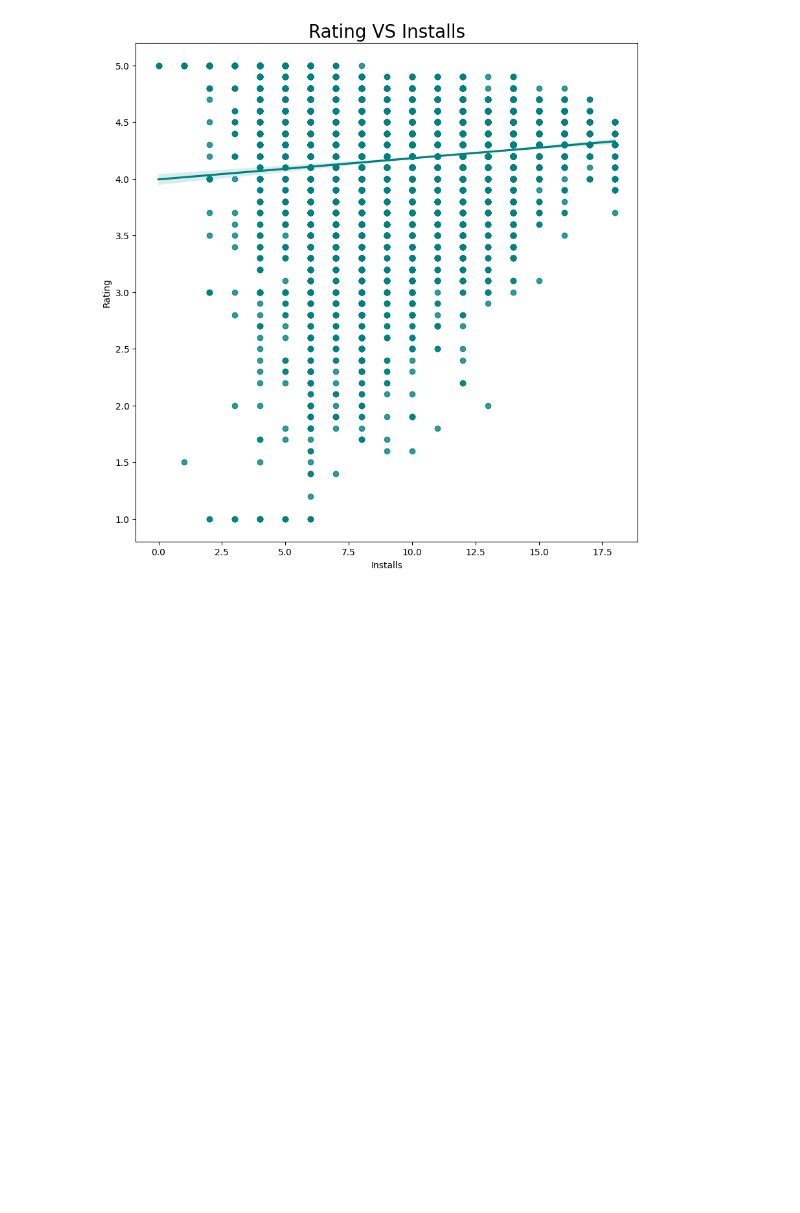
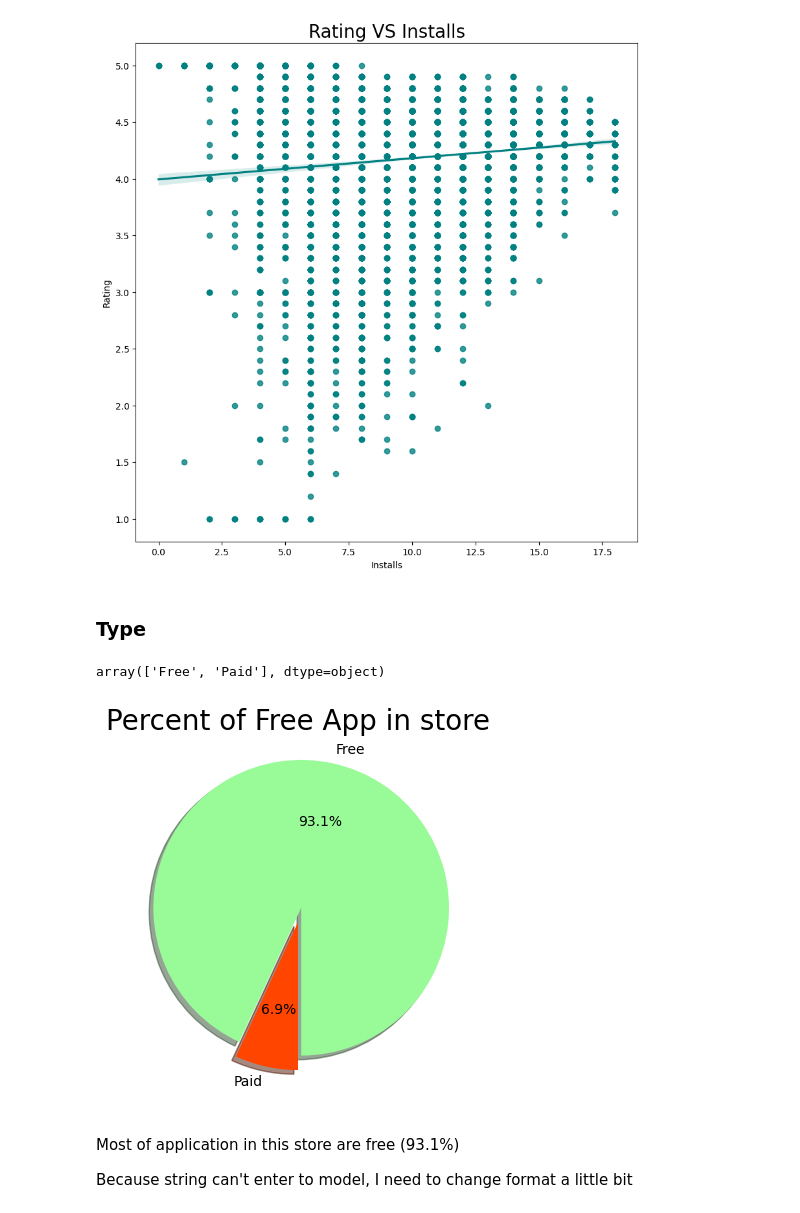
Before and after one commit to LuisVirgen/Google_PlayStore_Analysis, a Jupyter notebook: playstore_analysis.ipynb, the cells around one changed output. Saved outputs shown, nothing was run; the diff lists cells and outputs as text; code cells hidden in the pictures; blank space fills up the shorter version.

```diff
--- a/playstore_analysis.ipynb
+++ b/playstore_analysis.ipynb
@@ -265,3 +265,30 @@ plt.title('Rating VS Installs',size = 20)
 # %% [output]
 Text(0.5, 1.0, 'Rating VS Installs')
 [figure]
+# %% [markdown]
+### Type
+# %%
+data['Type'].unique()
+# %% [output]
+array(['Free', 'Paid'], dtype=object)
+# %%
+# Data to plot
+labels =data['Type'].value_counts(sort = True).index
+sizes = data['Type'].value_counts(sort = True)
+
+
+colors = ["palegreen","orangered"]
+explode = (0.1,0)  # explode 1st slice
+
+# Plot
+plt.pie(sizes, explode=explode, labels=labels, colors=colors,
+        autopct='%1.1f%%', shadow=True, startangle=270,)
+
+plt.title('Percent of Free App in store',size = 20)
+plt.show()
+# %% [output]
+[figure, added]
+# %% [markdown]
+Most of application in this store are free (93.1%)
+
+Because string can't enter to model, I need to change format a little bit
```
Also changed, not shown: parts of 29 cells of this notebook, 1 other file.
